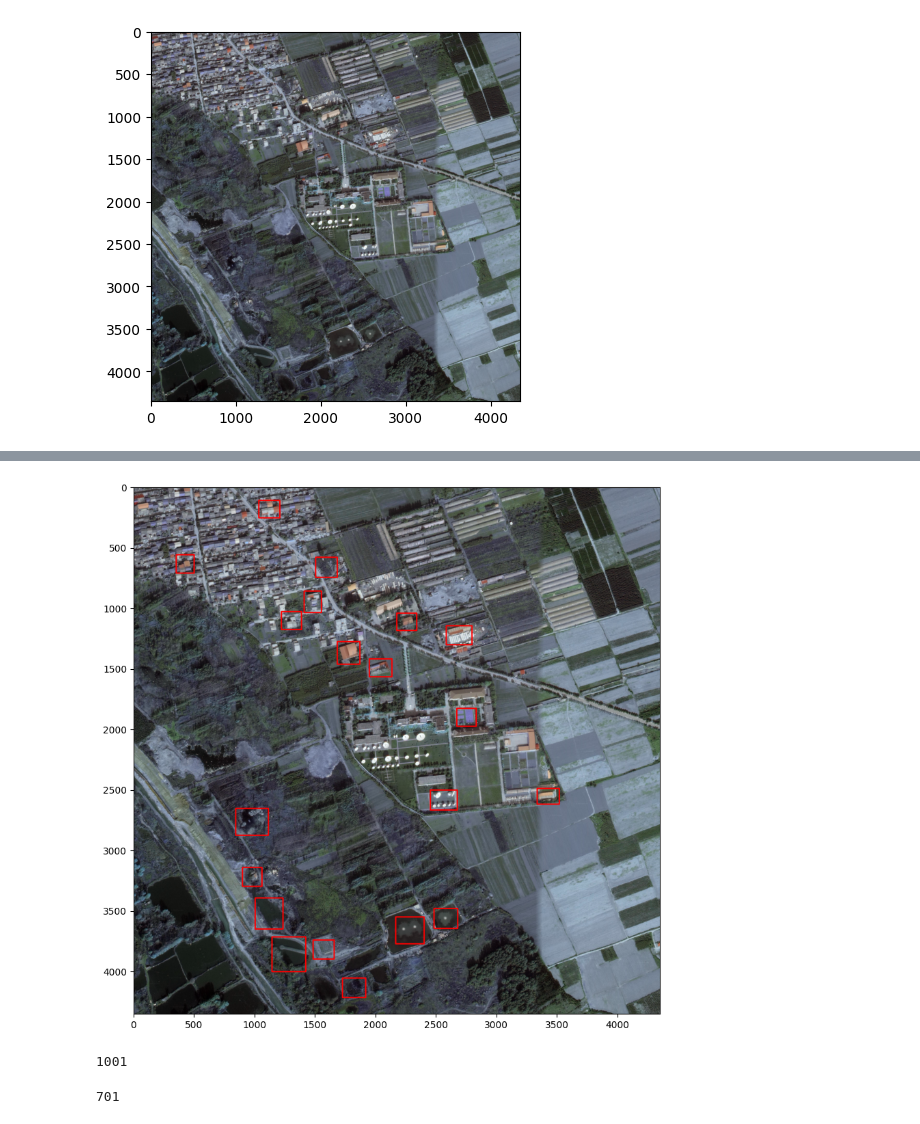
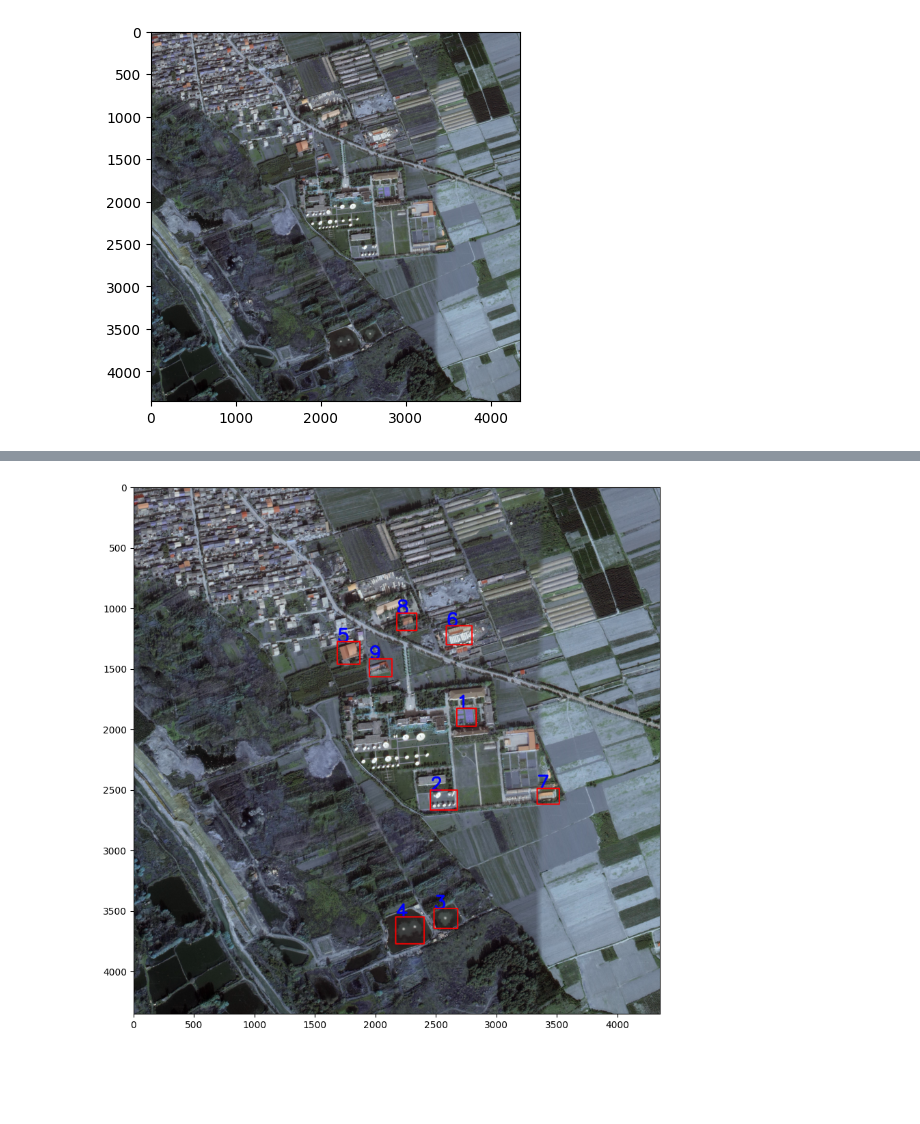
Before and after one commit to haminhtien99/object_tracking, a Jupyter notebook: tasks/create-list-images.ipynb, the cells around one changed output, grey strips where cells are left out. Drawn from its saved outputs; the diff is of its cells as text; code cells hidden in the pictures; blank space fills up the shorter version.

```diff
--- a/tasks/create-list-images.ipynb
+++ b/tasks/create-list-images.ipynb
@@ -91,12 +17,23 @@ points = {'1':[2672, 1827, 161, 148],
 # %%
+# Các đối tượng quan tâm
+points = {'1':[2672, 1827, 161, 148],
+         '2': [2454, 2502, 222, 165],
+         '3':[2484, 3481, 196, 165],
+         '4':[2167, 3551, 235, 222],
+         '5':[1684, 1275, 187, 187],
+         '6': [2585, 1144, 213, 157],
+         '7':[3337, 2489, 183, 130],
+         '8':[2176, 1040, 165, 143],
+         '9':[1949, 1418, 187, 148]
+         }
 imgCopy = img.copy()
 for key in points.keys():
     start_point = (points[key][0], points[key][1])
     end_point = (points[key][0] + points[key][2], points[key][1] + points[key][3])
-
+    cv2.putText(imgCopy, key, start_point, cv2.FONT_HERSHEY_SIMPLEX, 5, (0,0,255), 15, cv2.LINE_AA)
     cv2.rectangle(imgCopy, start_point, end_point, (255,0,0), 10)
 plt.figure(figsize=(10,10))
 plt.imshow(imgCopy)
 plt.show()
 # %% [output]
-[figure, old version]
+[figure, new version]
@@ -112,63 +39,0 @@ def bboxFromObj(cropImg, obj):
-# %%
-
-path ='C:/Users/ABC/Downloads/Telegram Desktop/Xian_station-CN_GoogleSat_v0.tif'
-annotation_Path = 'C:/Users/ABC/Downloads/Telegram Desktop/annotations/train/0001/'
-annotation_txt = annotation_Path + 'annotations.txt'
-count = 1
-x = np.linspace(0, 3000, 1000)
-y = np.linspace(0, 2000, 1000)
-for i in range(1000):
-
-    x0 = np.random.randint(int(x[i]) -5, int(x[i])+ 5)
-    y0 = np.random.randint(int(y[i]) -5, int(y[i])+ 5)
-    saveToAnnot = False
-    if y0 +1000 < img.shape[0] and x0 + 1000 < img.shape[1]:
-
-        cropImg = [x0, y0, 1000, 1000]
-        for key in points.keys():
-
-            bb = bboxFromObj(cropImg, points[key])
-            if bb is not None:
-                imgSave = img[y0:y0+1000, x0:x0+1000]
-
-                cv2.imwrite(annotation_Path + f'{count:05}.jpg', imgSave)
-                # line = key + str(bb[0]) + str(bb[1]) + str(bb[2])+ str(bb[3])
-                line = f'{count:05}, {key}, {bb[0]}, {bb[1]}, {bb[2]}, {bb[3]}\n'
-                with open(annotation_txt, 'a')as f:
-                    f.write(line)
-                saveToAnnot = True
-        if saveToAnnot is True: count += 1
-print(count)
-# %% [output]
-1001
-# %%
-
-x = np.linspace(500, 2000, 700)
-y = np.linspace(2500, 3300, 700)
-path ='C:/Users/ABC/Downloads/Telegram Desktop/Xian_station-CN_GoogleSat_v0.tif'
-annotation_Path = 'C:/Users/ABC/Downloads/Telegram Desktop/annotations/train/0002/'
-annotation_txt = annotation_Path + 'annotations.txt'
-count  = 1
-for i in range(700):
-
-    x0 = int(x[i])
-    y0 = int(y[i])
-    saveToAnnot = False
-    if y0 +1000 < img.shape[0] and x0 + 1000 < img.shape[1]:
-
-        cropImg = [x0, y0, 1000, 1000]
-        for key in points.keys():
-            bb = bboxFromObj(cropImg, points[key])
-            if bb is not None:
-                imgSave = img[y0:y0+1000, x0:x0+1000]
-
-                cv2.imwrite(annotation_Path + f'{count:05}.jpg', imgSave)
-                # line = key + str(bb[0]) + str(bb[1]) + str(bb[2])+ str(bb[3])
-                line = f'{count:05}, {key}, {bb[0]}, {bb[1]}, {bb[2]}, {bb[3]}\n'
-                with open(annotation_txt, 'a')as f:
-                    f.write(line)
-                saveToAnnot = True
-        if saveToAnnot is True: count += 1
-print(count)
-# %% [output]
-701
```
Also changed, not shown: parts of 9 cells of this notebook.
